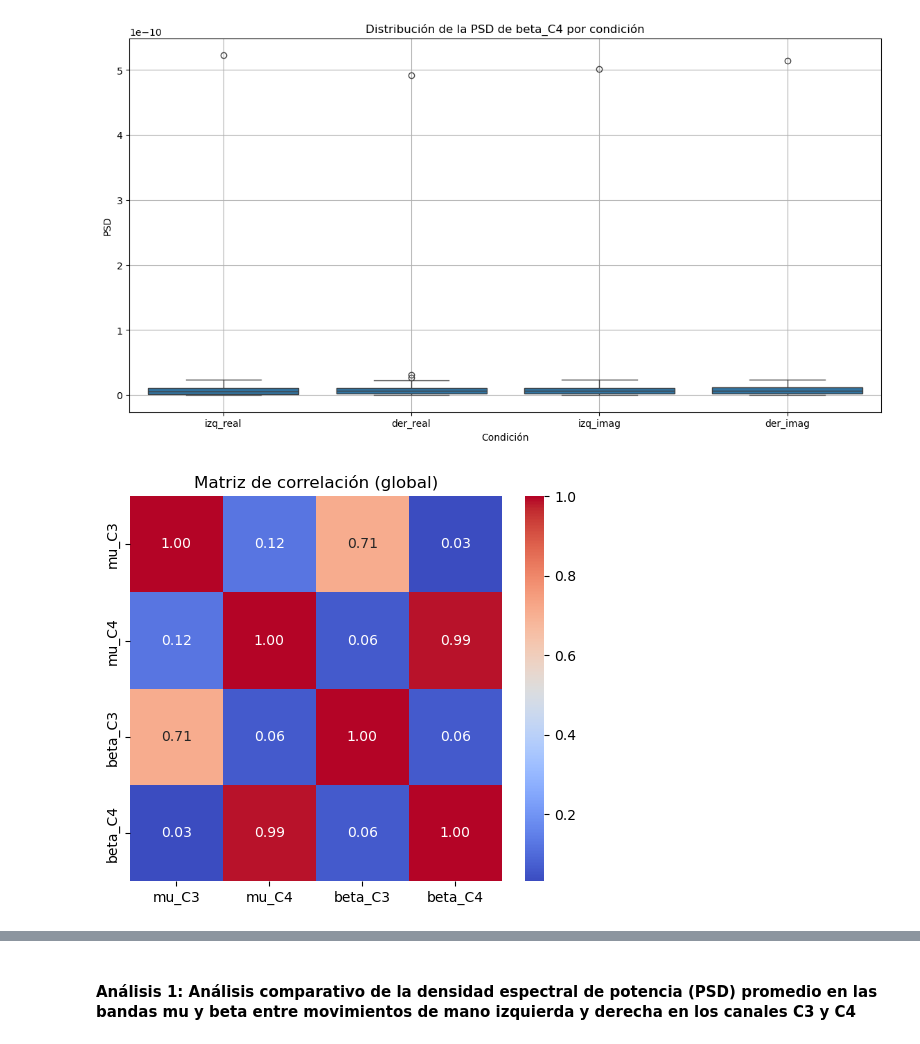
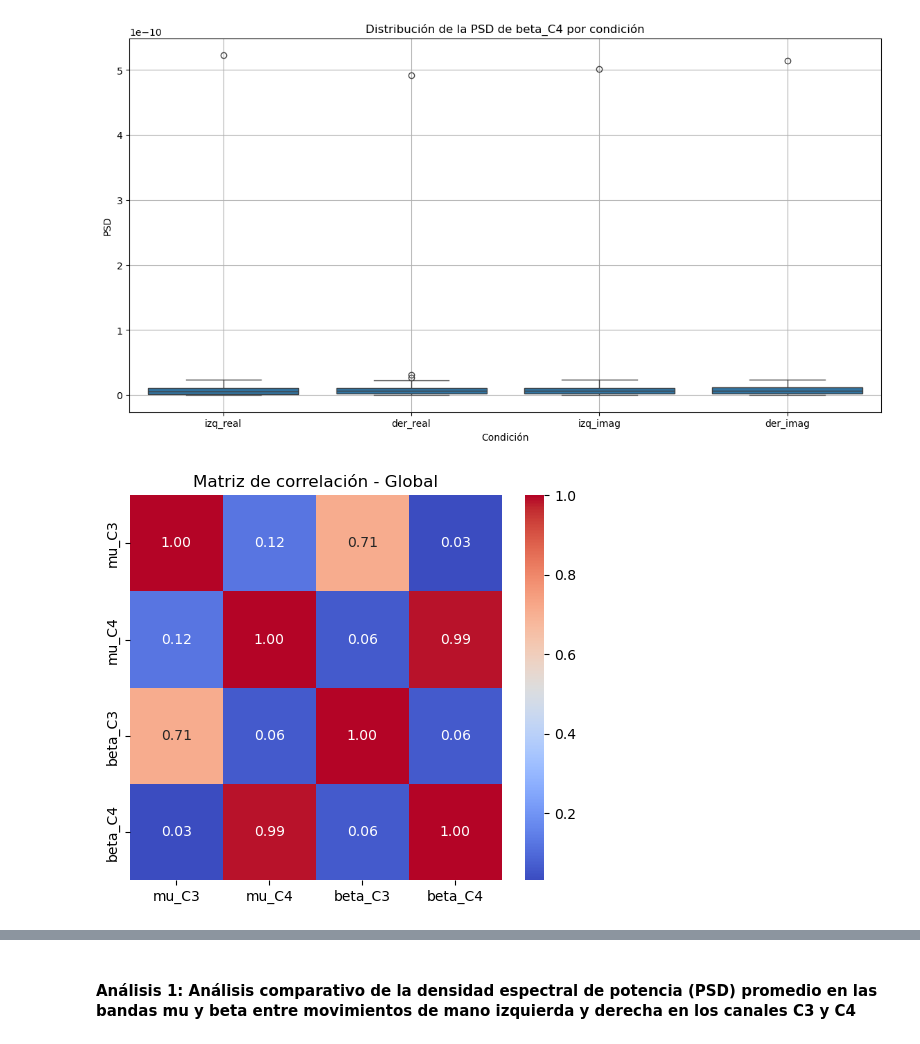
Before and after one commit to Isa21bella09/Proyecto-1---Biose-ales---Procesamiento-EEG, a Jupyter notebook: Proyecto 1 - Bioseñales.ipynb, the cells around one changed output, grey strips where cells are left out. Cells and saved outputs as stored; diff of their text form; code cells hidden in the pictures.

Commit message:
Matrices de correlación

```diff
--- a/Proyecto 1 - Bioseñales.ipynb
+++ b/Proyecto 1 - Bioseñales.ipynb
@@ -396,6 +396,20 @@ def boxplot(ritmo):
     plt.xlabel("Condición")
     plt.ylabel("PSD")
     plt.grid()
+
+def correlacion(df, columnas, condicion=None):
+
+    if condicion is None:
+        df_sub = df
+        titulo = "Matriz de correlación - Global"
+    else:
+        df_sub = df[df["tarea"] == condicion]
+        titulo = f"Matriz de correlación - {condicion}"
+
+    corr = df_sub[columnas].corr()
+
+    sns.heatmap(corr, annot=True, cmap="coolwarm", fmt=".2f")
+    plt.title(titulo)
 # %%
 df.groupby("tarea")["mu_C3"].agg(["mean","std","median","min","max"])
 # %% [output]
@@ -452,13 +466,6 @@ boxplot("beta_C4")
 # %% [output]
 [figure]
 # %%
-cols = ["mu_C3", "mu_C4", "beta_C3", "beta_C4"]
-
-corr = df[cols].corr()
-
-plt.figure(figsize=(6,5))
-sns.heatmap(corr, annot=True, cmap="coolwarm", fmt=".2f")
-plt.title("Matriz de correlación (global)")
-plt.show()
+correlacion(df, ["mu_C3","mu_C4","beta_C3","beta_C4"])
 # %% [output]
-[figure, old version]
+[figure, new version]
```
Also changed, not shown: parts of 4 cells of this notebook.
